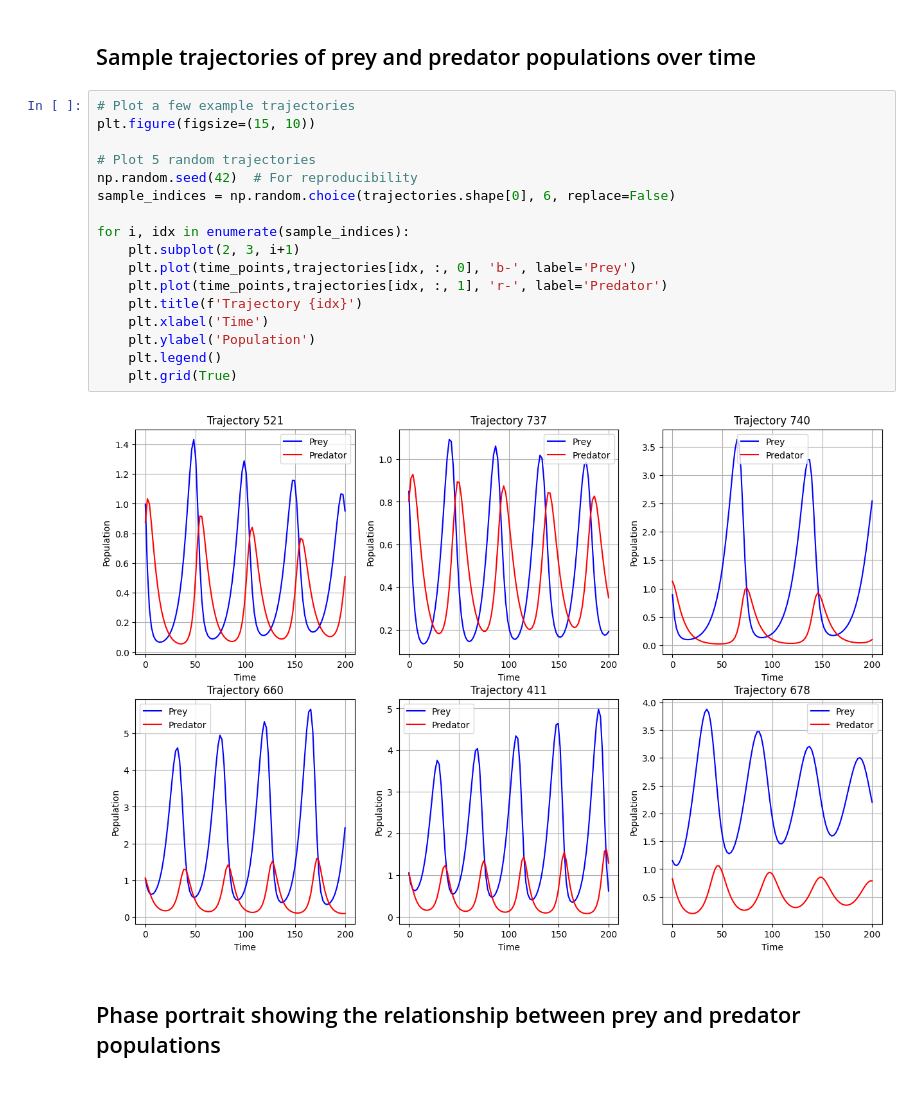
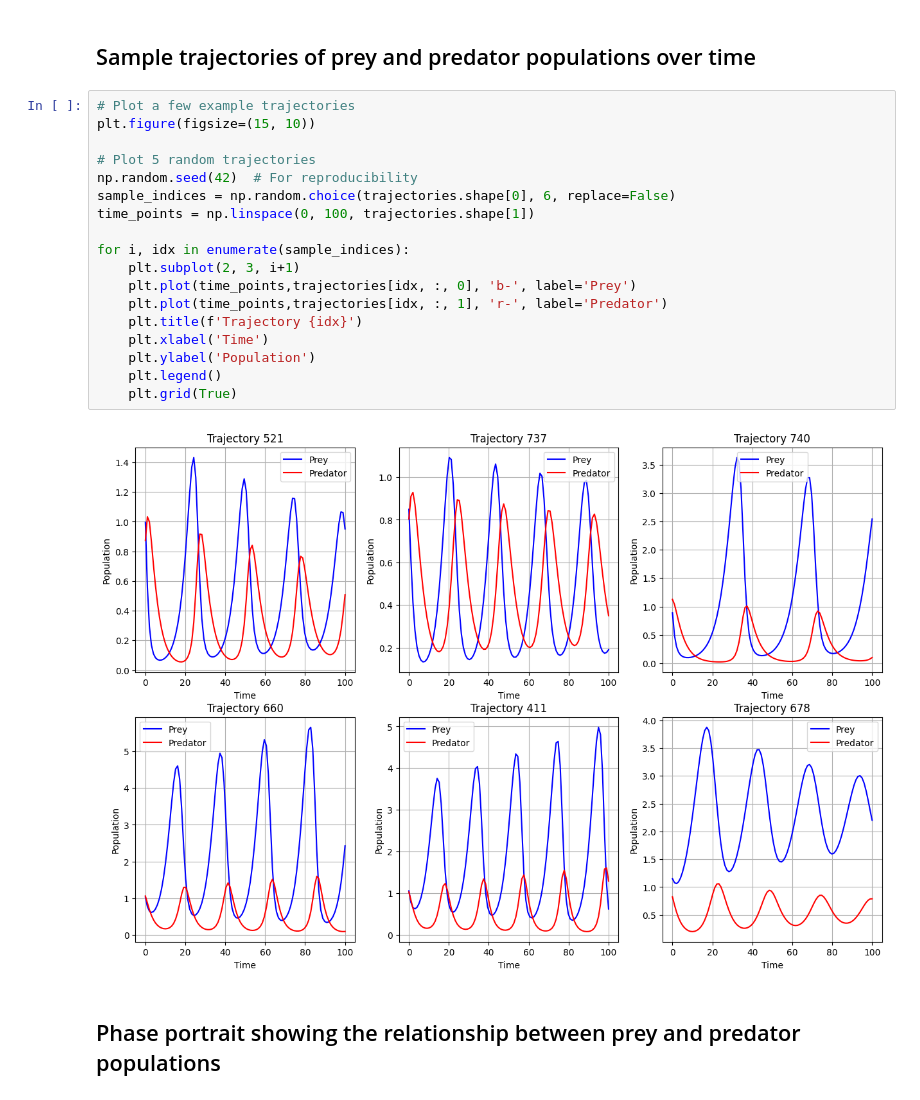
Before and after one commit to AprilQx/Lora, a Jupyter notebook: notebooks/data_exploration.ipynb, the cells around one changed output. Saved outputs shown, nothing was run; the diff lists cells and outputs as text.

```diff
--- a/notebooks/data_exploration.ipynb
+++ b/notebooks/data_exploration.ipynb
@@ -21,22 +21,23 @@ First few time points: [191.91919192 193.93939394 195.95959596 197.97979798 200.
 # %%
 # Plot a few example trajectories
 plt.figure(figsize=(15, 10))
 
 # Plot 5 random trajectories
 np.random.seed(42)  # For reproducibility
 sample_indices = np.random.choice(trajectories.shape[0], 6, replace=False)
+time_points = np.linspace(0, 100, trajectories.shape[1])
 
 for i, idx in enumerate(sample_indices):
     plt.subplot(2, 3, i+1)
     plt.plot(time_points,trajectories[idx, :, 0], 'b-', label='Prey')
     plt.plot(time_points,trajectories[idx, :, 1], 'r-', label='Predator')
     plt.title(f'Trajectory {idx}')
     plt.xlabel('Time')
     plt.ylabel('Population')
     plt.legend()
     plt.grid(True)
 # %% [output]
-[figure, old version]
+[figure, new version]
 # %% [markdown]
 ## Phase portrait showing the relationship between prey and predator populations
 # %%
```
Also changed, not shown: parts of 4 cells of this notebook, 10 other files.
